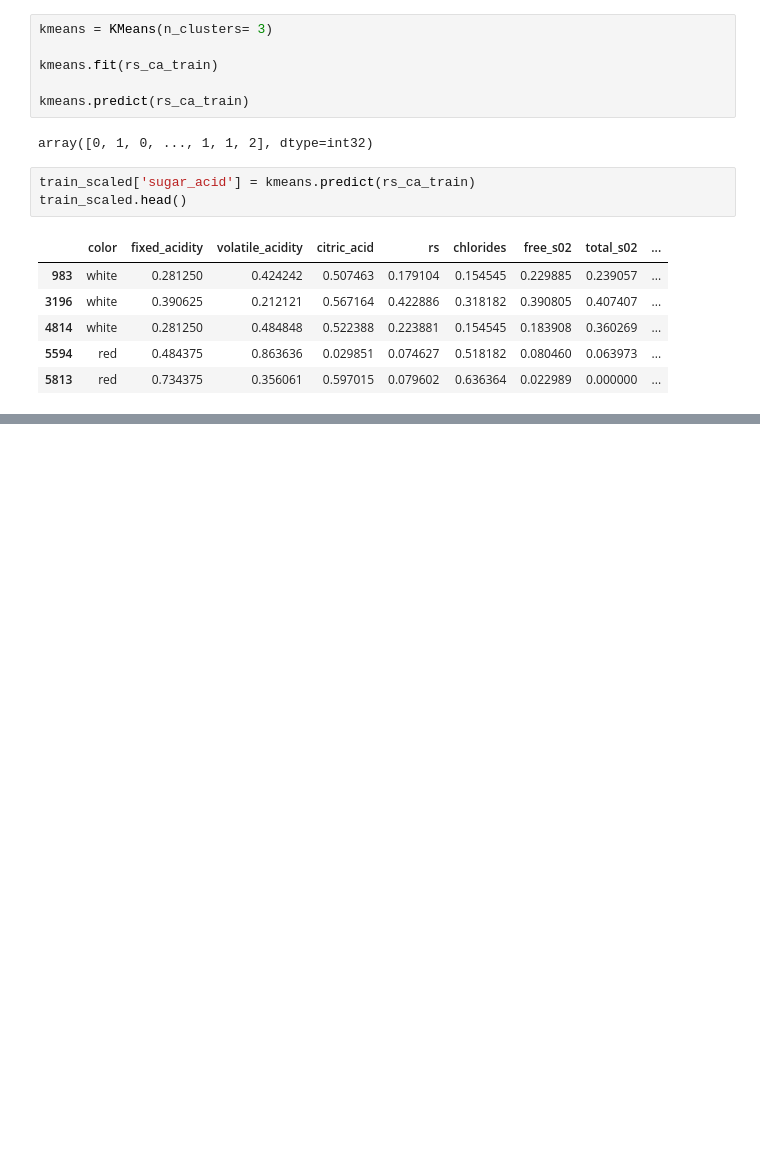
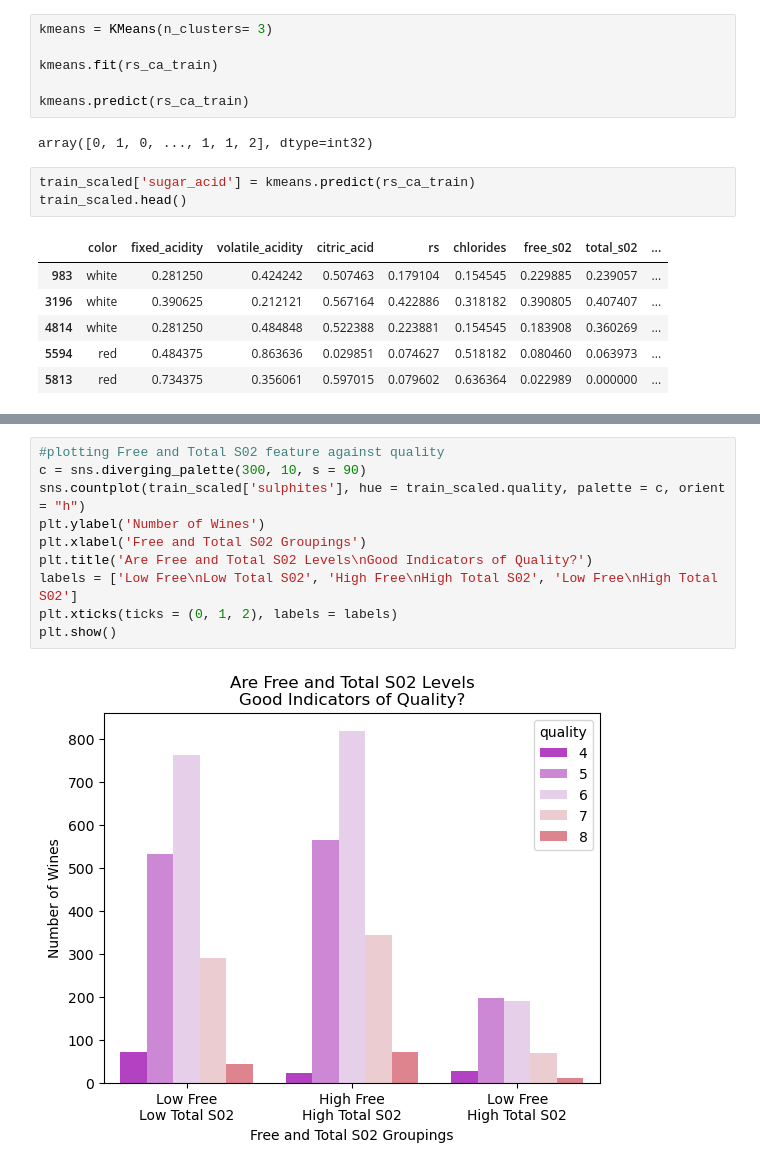
Before and after one commit to Mags-and-Smitty-Clustering-Project/group, a Jupyter notebook: Smitty_working_notebook.ipynb, the cells around one changed output, grey strips where cells are left out. Saved outputs shown, nothing was run; the diff lists cells and outputs as text; blank space fills up the shorter version.

```diff
--- a/Smitty_working_notebook.ipynb
+++ b/Smitty_working_notebook.ipynb
@@ -410,0 +446,12 @@ p     = 0.0000
+# %%
+#plotting Free and Total S02 feature against quality
+c = sns.diverging_palette(300, 10, s = 90)
+sns.countplot(train_scaled['sulphites'], hue = train_scaled.quality, palette = c, orient = "h")
+plt.ylabel('Number of Wines')
+plt.xlabel('Free and Total S02 Groupings')
+plt.title('Are Free and Total S02 Levels\nGood Indicators of Quality?')
+labels = ['Low Free\nLow Total S02', 'High Free\nHigh Total S02', 'Low Free\nHigh Total S02']
+plt.xticks(ticks = (0, 1, 2), labels = labels)
+plt.show()
+# %% [output]
+[figure, added]
```
Also changed, not shown: parts of 25 cells of this notebook.
